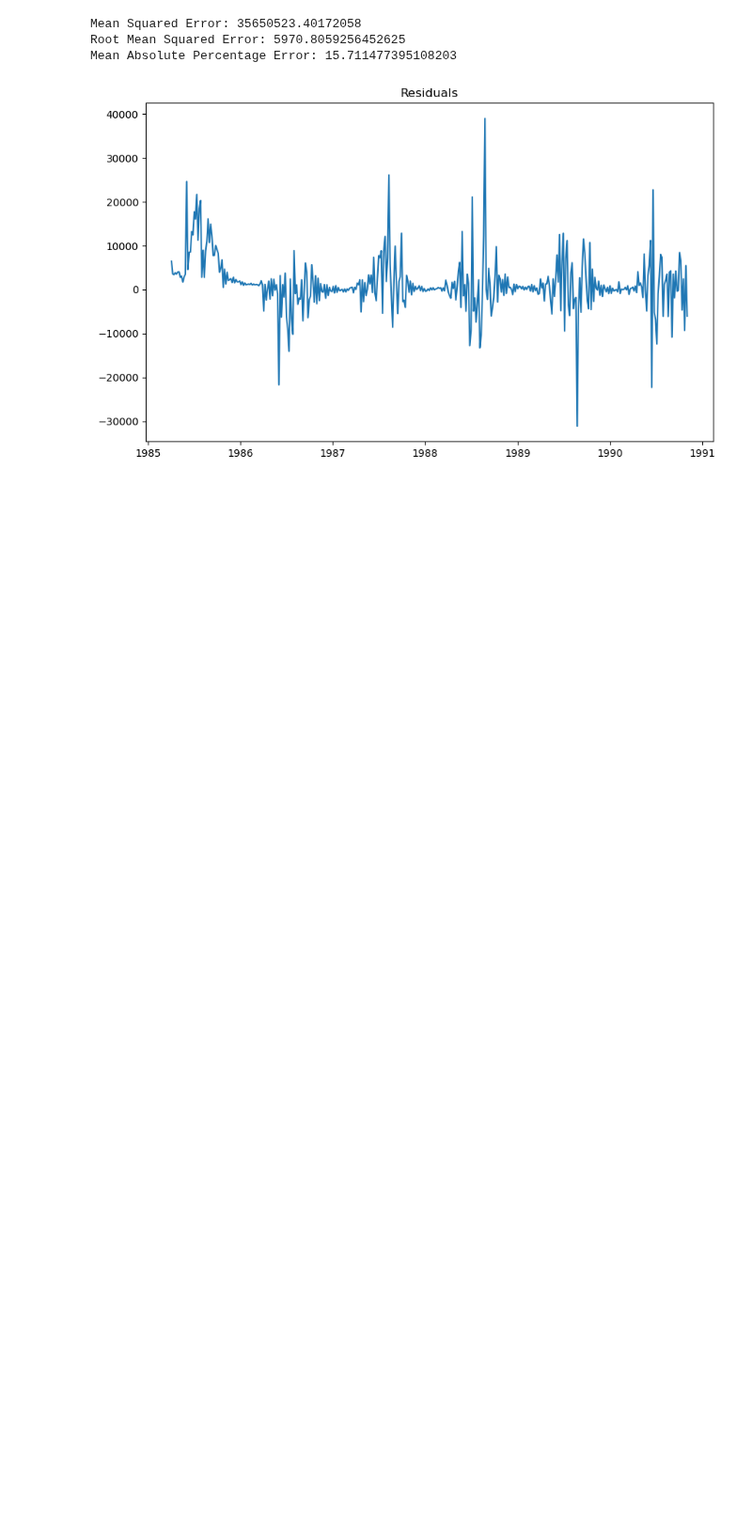
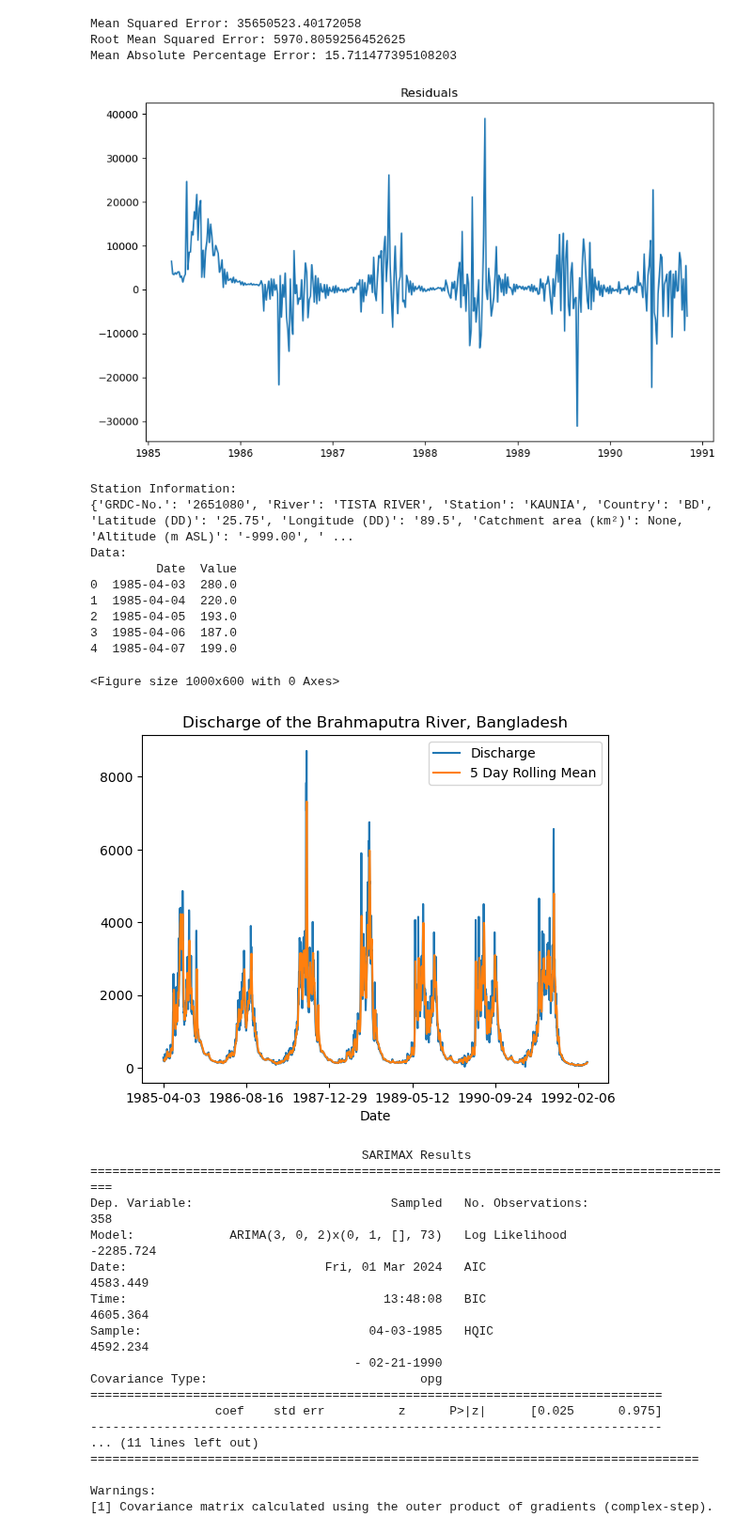
Before and after one commit to pilipb/DP5-code, a Jupyter notebook: arima.ipynb, the cells around one changed output. Shown at 94% size. Cells and saved outputs as stored; diff of their text form; code cells hidden in the pictures; blank space fills up the shorter version.

Commit message:
another river evaluated

```diff
--- a/arima.ipynb
+++ b/arima.ipynb
@@ -251,3 +251,69 @@ Mean Squared Error: 35650523.40172058
 Root Mean Squared Error: 5970.8059256452625
 Mean Absolute Percentage Error: 15.711477395108203
 [figure]
+# %%
+# open a new dataset
+new_loc = "DATA/2651080_Q_Day.Cmd.txt" # the Tista River, Bangladesh
+
+metadata, data = read_data(new_loc)
+station_info, parsed_data = process_data(metadata, data)
+
+print("Station Information:")
+print(station_info)
+print("Data:")
+print(parsed_data.head())
+# plot the data
+plt.figure(figsize=(10,6))
+parsed_data.plot(y='Value', x='Date', title='Discharge of the Brahmaputra River, Bangladesh')
+# add rolling mean value
+parsed_data['Value'].rolling(window=5).mean().plot()
+parsed_data['Avg'] = parsed_data['Value'].rolling(window=5).mean()
+plt.legend(['Discharge', '5 Day Rolling Mean'])
+plt.show()
+
+# Convert 'Date' column to datetime if it's not already
+parsed_data['Date'] = pd.to_datetime(parsed_data['Date'])
+
+# Set 'Date' column as the index of the DataFrame
+parsed_data.set_index('Date', inplace=True)
+
+# Downsample the data by averaging every 5 days
+parsed_data['Sampled'] = parsed_data['Value'].resample('5D').mean()
+
+# split data into training (50:50) and testing
+split = 0.7
+train = parsed_data['Sampled'].iloc[:int(len(parsed_data)*split)]
+test = parsed_data['Sampled'].iloc[int(len(parsed_data)*split):]
+
+model2 = ARIMA(train.dropna(), order=(3,0,2), seasonal_order=(0,1,0,73))
+model_fit = model2.fit()
+print(model_fit.summary())
+# %% [output]
+Station Information:
+{'GRDC-No.': '2651080', 'River': 'TISTA RIVER', 'Station': 'KAUNIA', 'Country': 'BD', 'Latitude (DD)': '25.75', 'Longitude (DD)': '89.5', 'Catchment area (km²)': None, 'Altitude (m ASL)': '-999.00', ' ...
+Data:
+         Date  Value
+0  1985-04-03  280.0
+1  1985-04-04  220.0
+2  1985-04-05  193.0
+3  1985-04-06  187.0
+4  1985-04-07  199.0
+<Figure size 1000x600 with 0 Axes>
+[figure, added]
+                                     SARIMAX Results
+=========================================================================================
+Dep. Variable:                           Sampled   No. Observations:                  358
+Model:             ARIMA(3, 0, 2)x(0, 1, [], 73)   Log Likelihood               -2285.724
+Date:                           Fri, 01 Mar 2024   AIC                           4583.449
+Time:                                   13:48:08   BIC                           4605.364
+Sample:                               04-03-1985   HQIC                          4592.234
+                                    - 02-21-1990
+Covariance Type:                             opg
+==============================================================================
+                 coef    std err          z      P>|z|      [0.025      0.975]
+------------------------------------------------------------------------------
+... (11 lines left out)
+===================================================================================
+
+Warnings:
+[1] Covariance matrix calculated using the outer product of gradients (complex-step).
```
Also changed, not shown: parts of 7 cells of this notebook.
